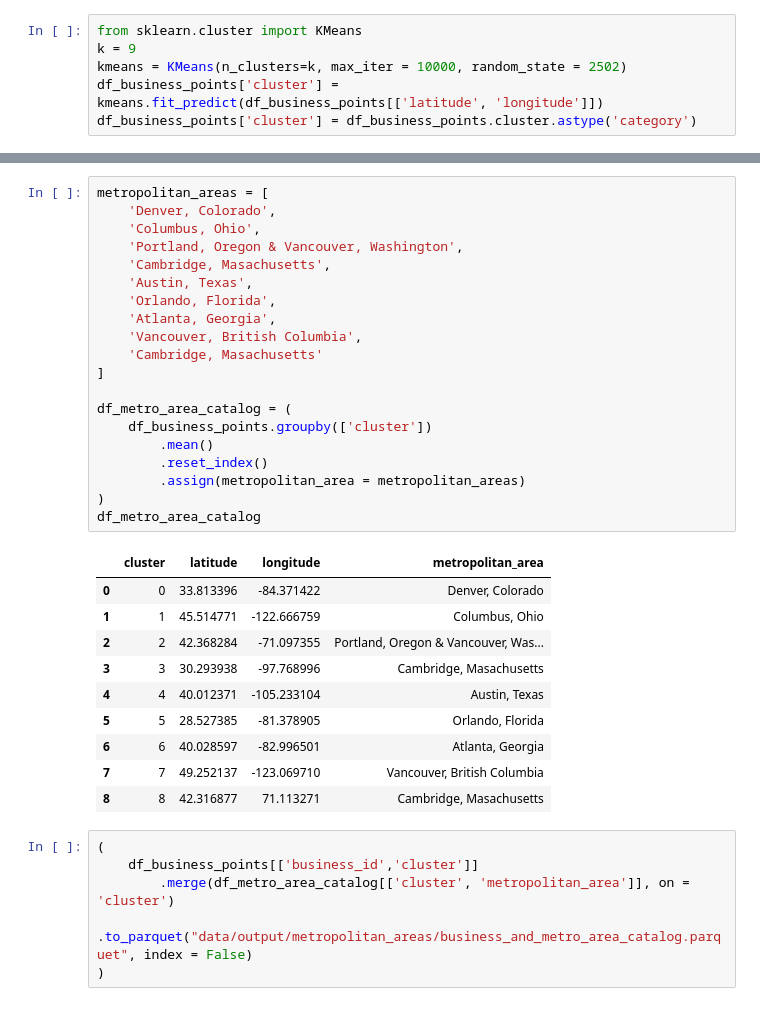
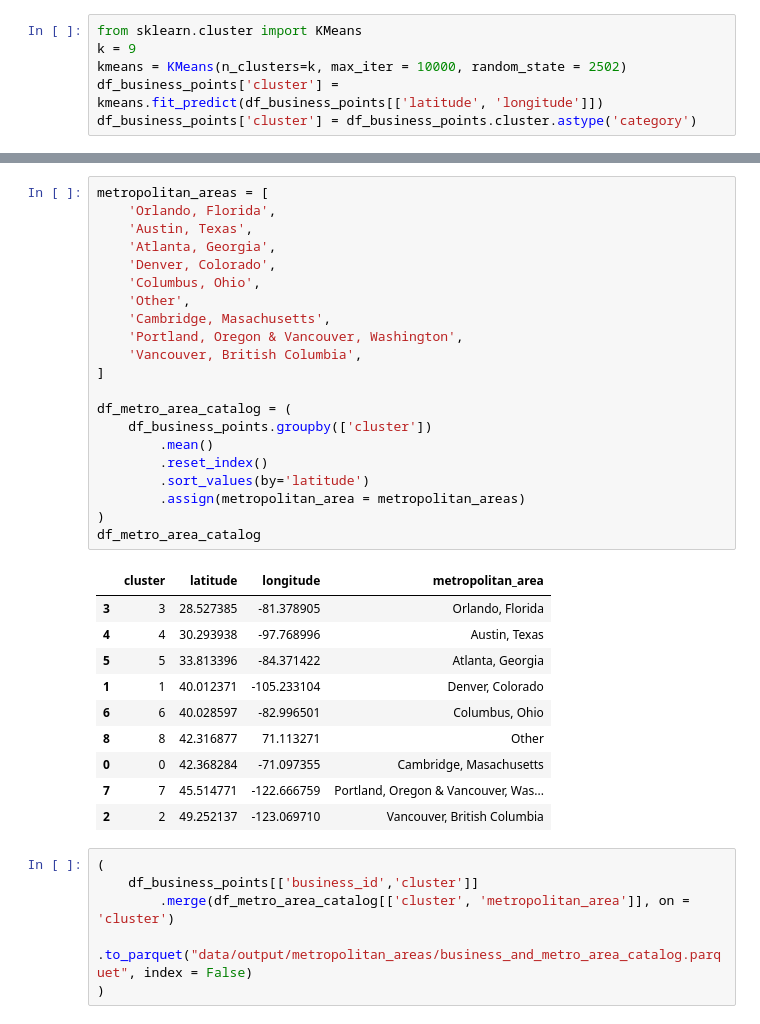
Before and after one commit to Druizm128/data_engineering_capstone, a Jupyter notebook: S01_etl.ipynb, the cells around one changed output, grey strips where cells are left out. Saved outputs shown, nothing was run; the diff lists cells and outputs as text.

```diff
--- a/S01_etl.ipynb
+++ b/S01_etl.ipynb
@@ -243,34 +243,35 @@ from plotnine import *
 # %%
 metropolitan_areas = [
+    'Orlando, Florida',
+    'Austin, Texas',
+    'Atlanta, Georgia',
     'Denver, Colorado',
     'Columbus, Ohio',
+    'Other',
+    'Cambridge, Masachusetts',
     'Portland, Oregon & Vancouver, Washington',
-    'Cambridge, Masachusetts',
-    'Austin, Texas',
-    'Orlando, Florida',
-    'Atlanta, Georgia',
     'Vancouver, British Columbia',
-    'Cambridge, Masachusetts'
 ]
 
 df_metro_area_catalog = (
     df_business_points.groupby(['cluster'])
         .mean()
         .reset_index()
+        .sort_values(by='latitude')
         .assign(metropolitan_area = metropolitan_areas)
 )
 df_metro_area_catalog
 # %% [output]
 |  | cluster | latitude | longitude | metropolitan_area |
-| 0 | 0 | 33.813396 | -84.371422 | Denver, Colorado |
-| 1 | 1 | 45.514771 | -122.666759 | Columbus, Ohio |
-| 2 | 2 | 42.368284 | -71.097355 | Portland, Oregon & Vancouver, Was... |
-| 3 | 3 | 30.293938 | -97.768996 | Cambridge, Masachusetts |
-| 4 | 4 | 40.012371 | -105.233104 | Austin, Texas |
-| 5 | 5 | 28.527385 | -81.378905 | Orlando, Florida |
-| 6 | 6 | 40.028597 | -82.996501 | Atlanta, Georgia |
-| 7 | 7 | 49.252137 | -123.069710 | Vancouver, British Columbia |
-| 8 | 8 | 42.316877 | 71.113271 | Cambridge, Masachusetts |
+| 3 | 3 | 28.527385 | -81.378905 | Orlando, Florida |
+| 4 | 4 | 30.293938 | -97.768996 | Austin, Texas |
+| 5 | 5 | 33.813396 | -84.371422 | Atlanta, Georgia |
+| 1 | 1 | 40.012371 | -105.233104 | Denver, Colorado |
+| 6 | 6 | 40.028597 | -82.996501 | Columbus, Ohio |
+| 8 | 8 | 42.316877 | 71.113271 | Other |
+| 0 | 0 | 42.368284 | -71.097355 | Cambridge, Masachusetts |
+| 7 | 7 | 45.514771 | -122.666759 | Portland, Oregon & Vancouver, Was... |
+| 2 | 2 | 49.252137 | -123.069710 | Vancouver, British Columbia |
 # %%
 (
     df_business_points[['business_id','cluster']]
```
Also changed, not shown: parts of 6 cells of this notebook, 3 other files.
